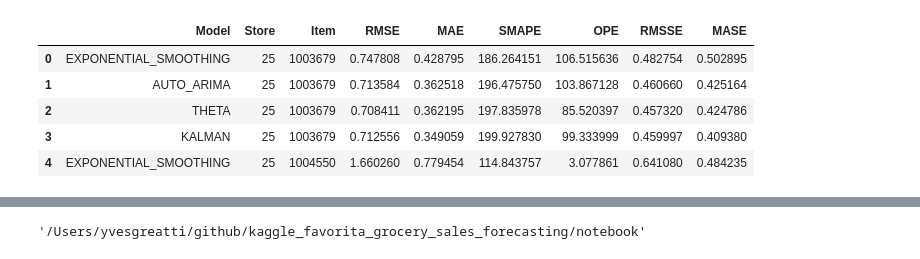
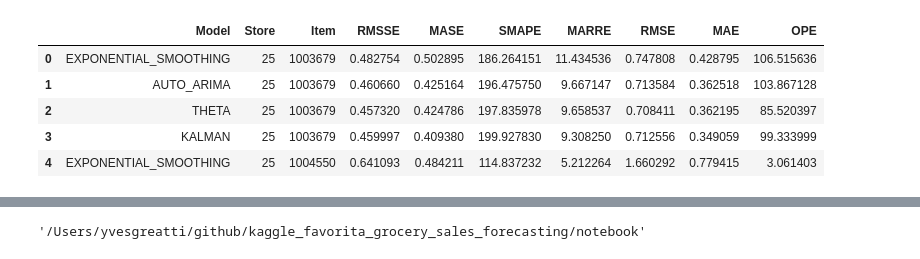
Before and after one commit to ygrepo/kaggle_favorita_grocery_sales_forecasting, a Jupyter notebook: notebook/benchmark_models.ipynb, the cells around one changed output, grey strips where cells are left out. Drawn from its saved outputs; the diff is of its cells as text; code cells hidden in the pictures.

```diff
--- a/notebook/benchmark_models.ipynb
+++ b/notebook/benchmark_models.ipynb
@@ -10,13 +10,13 @@ sys.path.insert(0, "..")
 %reload_ext autoreload
 %autoreload 2
 # %%
-path=Path("../output/metrics/20251119_2013_2014_store_2000_item_cyc_features_ml_metrics.xlsx")
+path=Path("../output/metrics/20251120_2013_2014_store_2000_item_cyc_features_metrics.xlsx")
 df = pd.read_excel(path)
 df.head()
 # %% [output]
-|  | Model | Store | Item | RMSE | MAE | SMAPE | OPE | RMSSE | MASE |
-| 0 | EXPONENTIAL_SMOOTHING | 25 | 1003679 | 0.747808 | 0.428795 | 186.264151 | 106.515636 | 0.482754 | 0.502895 |
-| 1 | AUTO_ARIMA | 25 | 1003679 | 0.713584 | 0.362518 | 196.475750 | 103.867128 | 0.460660 | 0.425164 |
-| 2 | THETA | 25 | 1003679 | 0.708411 | 0.362195 | 197.835978 | 85.520397 | 0.457320 | 0.424786 |
-| 3 | KALMAN | 25 | 1003679 | 0.712556 | 0.349059 | 199.927830 | 99.333999 | 0.459997 | 0.409380 |
-| 4 | EXPONENTIAL_SMOOTHING | 25 | 1004550 | 1.660260 | 0.779454 | 114.843757 | 3.077861 | 0.641080 | 0.484235 |
+|  | Model | Store | Item | RMSSE | MASE | SMAPE | MARRE | RMSE | MAE | OPE |
+| 0 | EXPONENTIAL_SMOOTHING | 25 | 1003679 | 0.482754 | 0.502895 | 186.264151 | 11.434536 | 0.747808 | 0.428795 | 106.515636 |
+| 1 | AUTO_ARIMA | 25 | 1003679 | 0.460660 | 0.425164 | 196.475750 | 9.667147 | 0.713584 | 0.362518 | 103.867128 |
+| 2 | THETA | 25 | 1003679 | 0.457320 | 0.424786 | 197.835978 | 9.658537 | 0.708411 | 0.362195 | 85.520397 |
+| 3 | KALMAN | 25 | 1003679 | 0.459997 | 0.409380 | 199.927830 | 9.308250 | 0.712556 | 0.349059 | 99.333999 |
+| 4 | EXPONENTIAL_SMOOTHING | 25 | 1004550 | 0.641093 | 0.484211 | 114.837232 | 5.212264 | 1.660292 | 0.779415 | 3.061403 |
```
Also changed, not shown: parts of 2 cells of this notebook, 6 other files.
